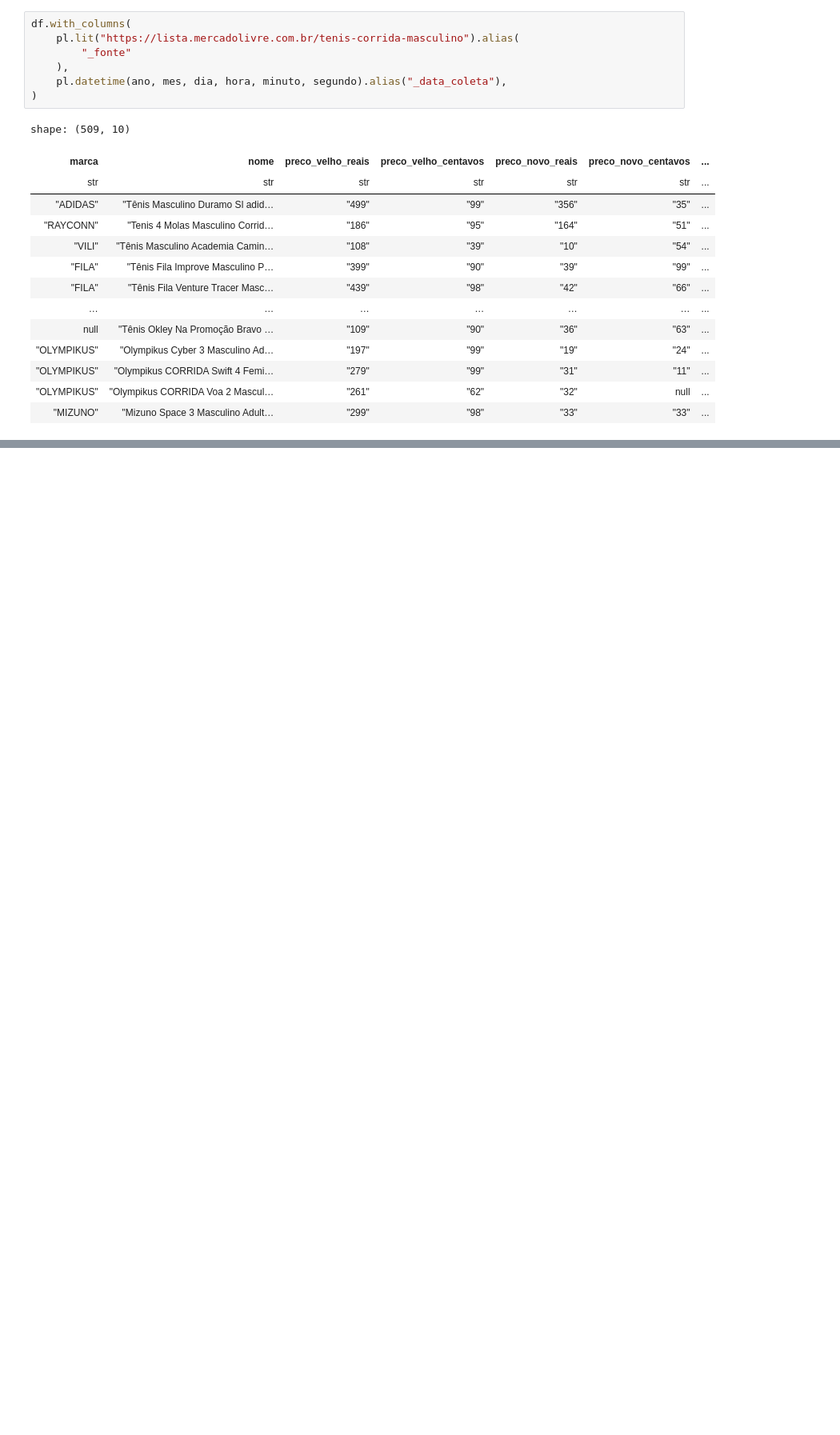
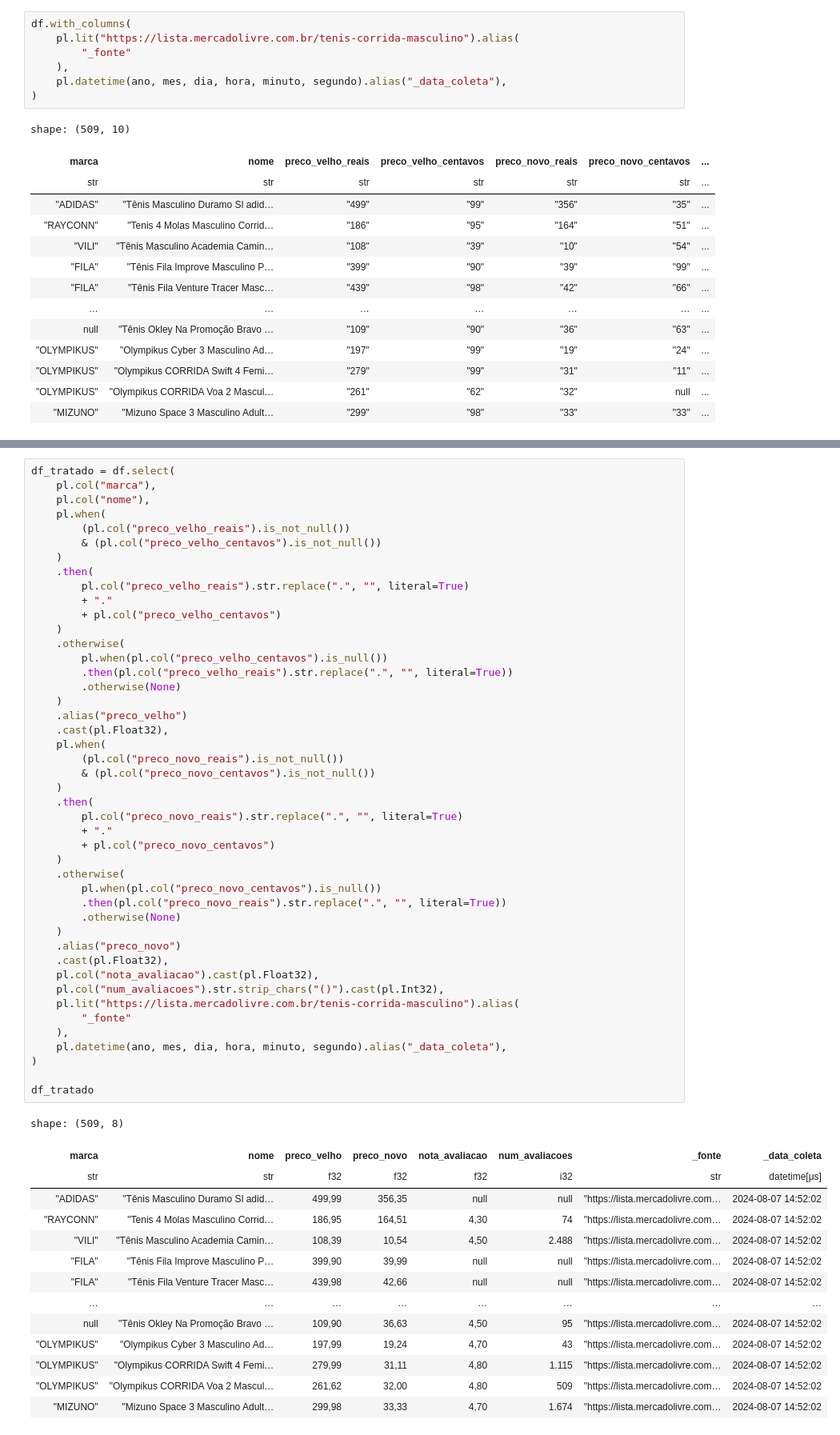
Before and after one commit to Fenyx-Forte/Pesquisa-De-Mercado-Tenis-Corrida-Masculino, a Jupyter notebook: src/jupyter/notebook.ipynb, the cells around one changed output, grey strips where cells are left out. Shown: that part at 80% size. Saved outputs shown, nothing was run; the diff lists cells and outputs as text; blank space fills up the shorter version.

```diff
--- a/src/jupyter/notebook.ipynb
+++ b/src/jupyter/notebook.ipynb
@@ -169,0 +210,60 @@ shape: (509, 10)
+# %%
+df_tratado = df.select(
+    pl.col("marca"),
+    pl.col("nome"),
+    pl.when(
+        (pl.col("preco_velho_reais").is_not_null())
+        & (pl.col("preco_velho_centavos").is_not_null())
+    )
+    .then(
+        pl.col("preco_velho_reais").str.replace(".", "", literal=True)
+        + "."
+        + pl.col("preco_velho_centavos")
+    )
+    .otherwise(
+        pl.when(pl.col("preco_velho_centavos").is_null())
+        .then(pl.col("preco_velho_reais").str.replace(".", "", literal=True))
+        .otherwise(None)
+    )
+    .alias("preco_velho")
+    .cast(pl.Float32),
+    pl.when(
+        (pl.col("preco_novo_reais").is_not_null())
+        & (pl.col("preco_novo_centavos").is_not_null())
+    )
+    .then(
+        pl.col("preco_novo_reais").str.replace(".", "", literal=True)
+        + "."
+        + pl.col("preco_novo_centavos")
+    )
+    .otherwise(
+        pl.when(pl.col("preco_novo_centavos").is_null())
+        .then(pl.col("preco_novo_reais").str.replace(".", "", literal=True))
+        .otherwise(None)
+    )
+    .alias("preco_novo")
+    .cast(pl.Float32),
+    pl.col("nota_avaliacao").cast(pl.Float32),
+    pl.col("num_avaliacoes").str.strip_chars("()").cast(pl.Int32),
+    pl.lit("https://lista.mercadolivre.com.br/tenis-corrida-masculino").alias(
+        "_fonte"
+    ),
+    pl.datetime(ano, mes, dia, hora, minuto, segundo).alias("_data_coleta"),
+)
+
+df_tratado
+# %% [output]
+shape: (509, 8)
+| marca | nome | preco_velho | preco_novo | nota_avaliacao | num_avaliacoes | _fonte | _data_coleta |
+| str | str | f32 | f32 | f32 | i32 | str | datetime[μs] |
+| "ADIDAS" | "Tênis Masculino Duramo Sl adid… | 499,99 | 356,35 | null | null | "https://lista.mercadolivre.com… | 2024-08-07 14:52:02 |
+| "RAYCONN" | "Tenis 4 Molas Masculino Corrid… | 186,95 | 164,51 | 4,30 | 74 | "https://lista.mercadolivre.com… | 2024-08-07 14:52:02 |
+| "VILI" | "Tênis Masculino Academia Camin… | 108,39 | 10,54 | 4,50 | 2.488 | "https://lista.mercadolivre.com… | 2024-08-07 14:52:02 |
+| "FILA" | "Tênis Fila Improve Masculino P… | 399,90 | 39,99 | null | null | "https://lista.mercadolivre.com… | 2024-08-07 14:52:02 |
+| "FILA" | "Tênis Fila Venture Tracer Masc… | 439,98 | 42,66 | null | null | "https://lista.mercadolivre.com… | 2024-08-07 14:52:02 |
+| … | … | … | … | … | … | … | … |
+| null | "Tênis Okley Na Promoção Bravo … | 109,90 | 36,63 | 4,50 | 95 | "https://lista.mercadolivre.com… | 2024-08-07 14:52:02 |
+| "OLYMPIKUS" | "Olympikus Cyber 3 Masculino Ad… | 197,99 | 19,24 | 4,70 | 43 | "https://lista.mercadolivre.com… | 2024-08-07 14:52:02 |
+| "OLYMPIKUS" | "Olympikus CORRIDA Swift 4 Femi… | 279,99 | 31,11 | 4,80 | 1.115 | "https://lista.mercadolivre.com… | 2024-08-07 14:52:02 |
+| "OLYMPIKUS" | "Olympikus CORRIDA Voa 2 Mascul… | 261,62 | 32,00 | 4,80 | 509 | "https://lista.mercadolivre.com… | 2024-08-07 14:52:02 |
+| "MIZUNO" | "Mizuno Space 3 Masculino Adult… | 299,98 | 33,33 | 4,70 | 1.674 | "https://lista.mercadolivre.com… | 2024-08-07 14:52:02 |
```
Also changed, not shown: parts of 9 cells of this notebook, 3 other files.
